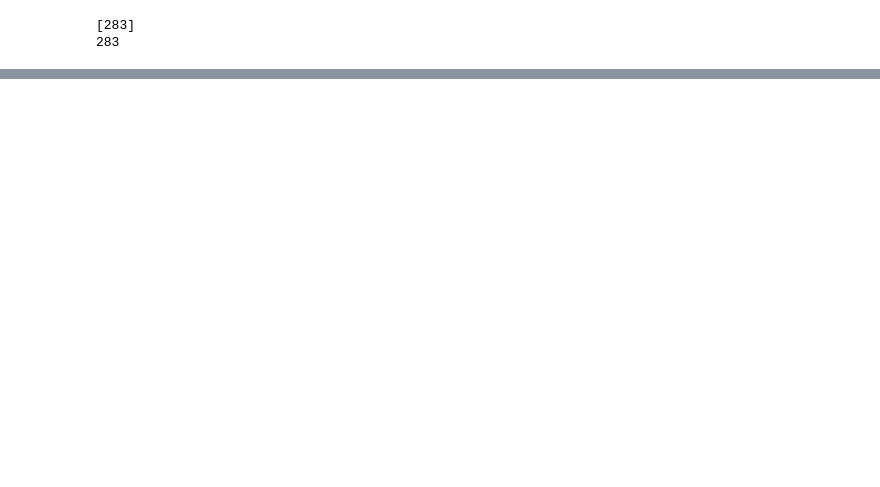
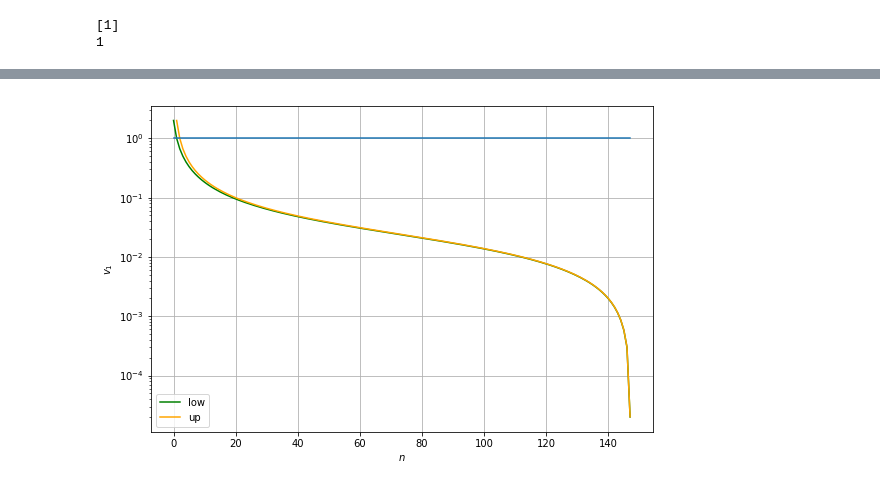
Before and after one commit to guiom-vds/Tunable-First-Order-Inexact-Oracles-TFOIO, a Jupyter notebook: 3rdPolyBehaviour.ipynb, the cells around one changed output, grey strips where cells are left out. Drawn from its saved outputs; the diff is of its cells as text; code cells hidden in the pictures; blank space fills up the shorter version.

```diff
--- a/3rdPolyBehaviour.ipynb
+++ b/3rdPolyBehaviour.ipynb
@@ -8,17 +8,17 @@ from mpl_toolkits.mplot3d import axes3d
 %matplotlib notebook
 # %%
 # some givens
-slack_eps = 100
-N = 300
-C0 = 1
+slack_eps = 1.0
+N = 1035.0
+C0 = 1.0
 
-n = np.arange(N)
-n_bis = np.arange(1,N)
-k = np.arange(N)
+n = np.arange(int(N))
+n_bis = np.arange(1,int(N))
+k = np.arange(int(N))
 
 C_1 = ( 6*(N**2)*slack_eps - C0*(n+1)*(2*n+1)*n ) / (N*(N-n)*(N+1+n) )
 v_1 = C_1/3 * N/(1+k) / C0
-v_1_bis = C_1[1:]/3 * N/n_bis
+v_1_bis = C_1[1:]/3 * N/n_bis / C0
 indices_1 = n[v_1>0]
 ok_indices_1 = k[(v_1<=1) & (v_1>0)]
 indices_1_bis = n_bis[v_1_bis>0]
@@ -35,5 +35,5 @@ plt.semilogy(indices_1_bis,v_1_bis[v_1_bis>0],color='orange')
 plt.semilogy(indices_1,np.ones(len(indices_1)))
 plt.legend(['low','up']);
 # %% [output]
-[283]
-283
+[1]
+1
@@ -42,2 +40,3 @@ plt.legend(['low','up']);
+[figure, added]
 # %%
 # fun practical
```
Also changed, not shown: parts of 8 cells of this notebook, 3 other files.
